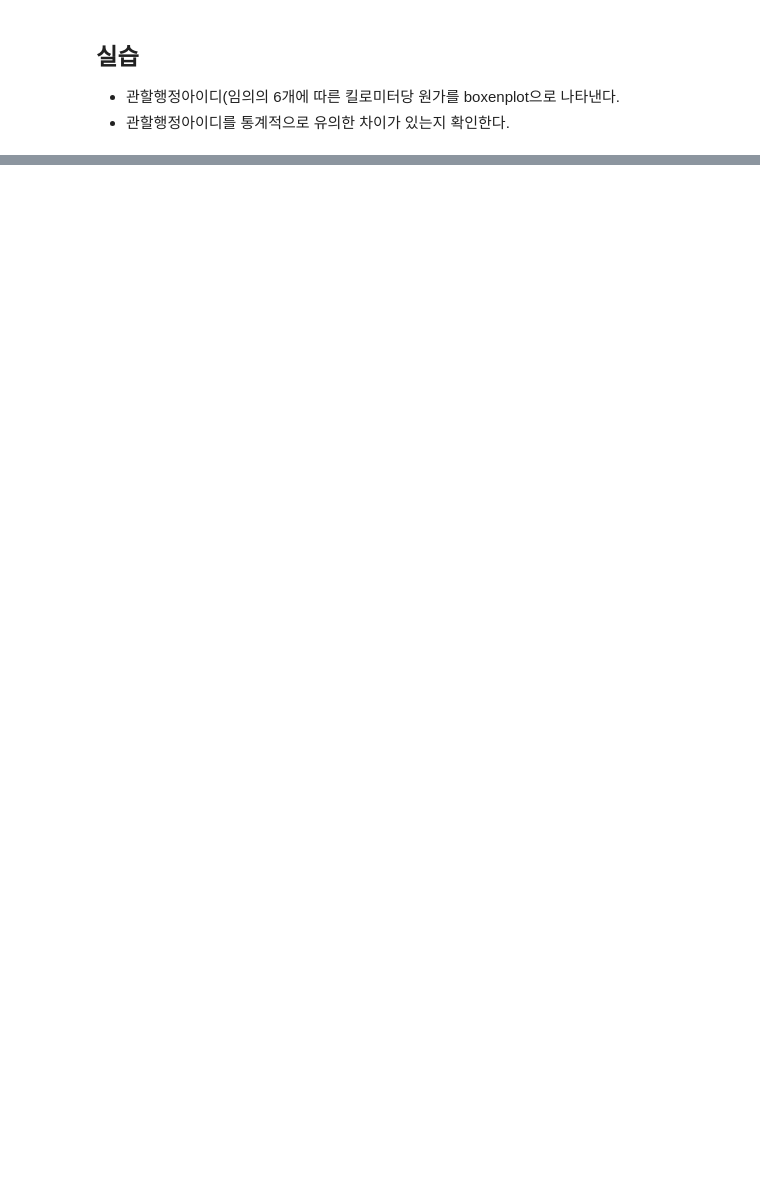
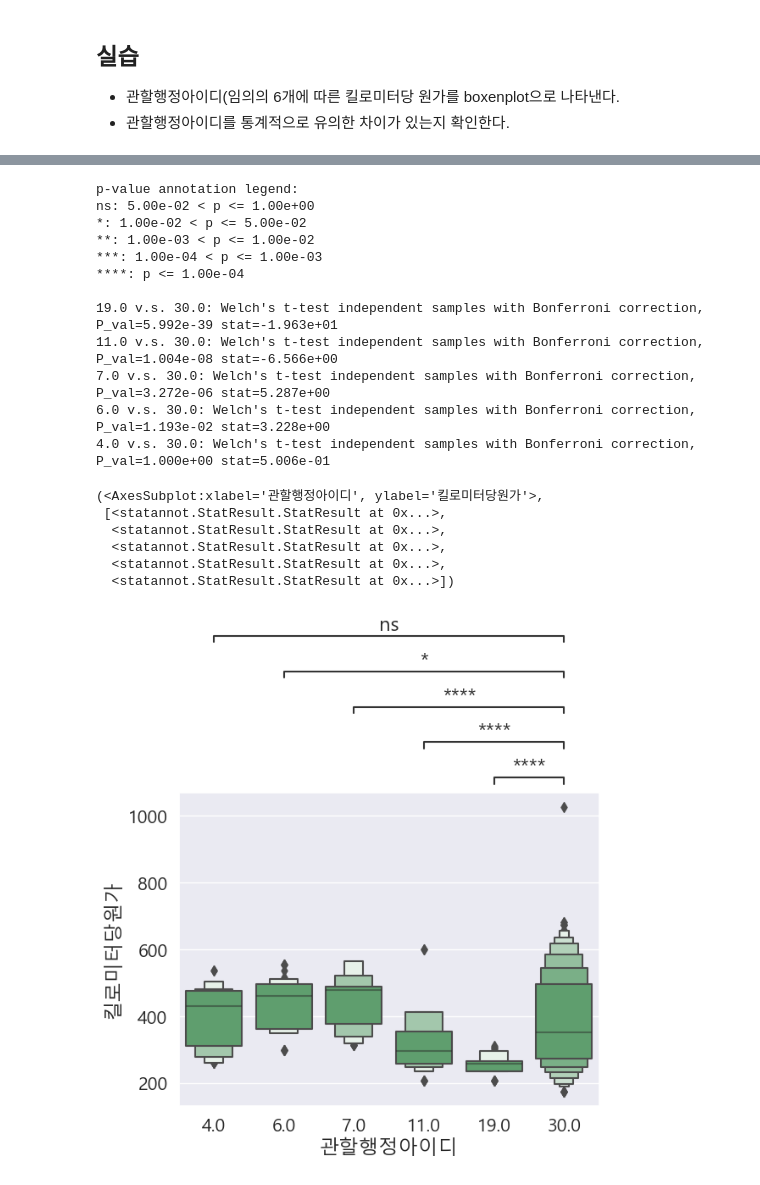
Before and after one commit to Keunji123/KJH, a Jupyter notebook: 1123.ipynb, the cells around one changed output, grey strips where cells are left out. Drawn from its saved outputs; the diff is of its cells as text; code cells hidden in the pictures; blank space fills up the shorter version.

```diff
--- a/1123.ipynb
+++ b/1123.ipynb
@@ -6,8 +6,12 @@ import seaborn as sns
 from scipy import stats
 from scipy.stats import ks_2samp
 from statannot import add_stat_annotation
+sns.set(font_scale = 1.4)
 
 plt.rcParams['font.family'] = 'Malgun Gothic'
+
+# 마이너스 기호 깨짐 방지 코드
+plt.rcParams['axes.unicode_minus'] = False
 # %%
 sns.set_theme(style="darkgrid")
 
@@ -235,0 +245,48 @@ df
+# %%
+m = [i > 2 for i in df['킬로미터당원가']]
+df_4 = df[m]
+# %%
+n = [j in [30,7,19,6,4,11] for j in df_4['관할행정아이디']]
+df_41 = df_4[n]
+# %%
+ax = plt.subplot()
+
+
+ax = sns.boxenplot(x="관할행정아이디", y="킬로미터당원가",
+              color="g",
+              scale="linear", data=df_41)
+
+
+add_stat_annotation(ax,
+                    data = df_41,
+                    x = '관할행정아이디' ,
+                    y = '킬로미터당원가',
+                    box_pairs = [(30,7),
+                                (30,4),
+                                (30,6),
+                                (30,11),
+                                (30,19)],
+                    test = 't-test_welch',
+                    text_format = 'star',
+                    loc = 'outside',
+                    verbose = 2)
+# %% [output]
+p-value annotation legend:
+ns: 5.00e-02 < p <= 1.00e+00
+*: 1.00e-02 < p <= 5.00e-02
+**: 1.00e-03 < p <= 1.00e-02
+***: 1.00e-04 < p <= 1.00e-03
+****: p <= 1.00e-04
+
+19.0 v.s. 30.0: Welch's t-test independent samples with Bonferroni correction, P_val=5.992e-39 stat=-1.963e+01
+11.0 v.s. 30.0: Welch's t-test independent samples with Bonferroni correction, P_val=1.004e-08 stat=-6.566e+00
+7.0 v.s. 30.0: Welch's t-test independent samples with Bonferroni correction, P_val=3.272e-06 stat=5.287e+00
+6.0 v.s. 30.0: Welch's t-test independent samples with Bonferroni correction, P_val=1.193e-02 stat=3.228e+00
+4.0 v.s. 30.0: Welch's t-test independent samples with Bonferroni correction, P_val=1.000e+00 stat=5.006e-01
+(<AxesSubplot:xlabel='관할행정아이디', ylabel='킬로미터당원가'>,
+ [<statannot.StatResult.StatResult at 0x...>,
+  <statannot.StatResult.StatResult at 0x...>,
+  <statannot.StatResult.StatResult at 0x...>,
+  <statannot.StatResult.StatResult at 0x...>,
+  <statannot.StatResult.StatResult at 0x...>])
+[figure, added]
```
Also changed, not shown: parts of 7 cells of this notebook, 5 other files.
